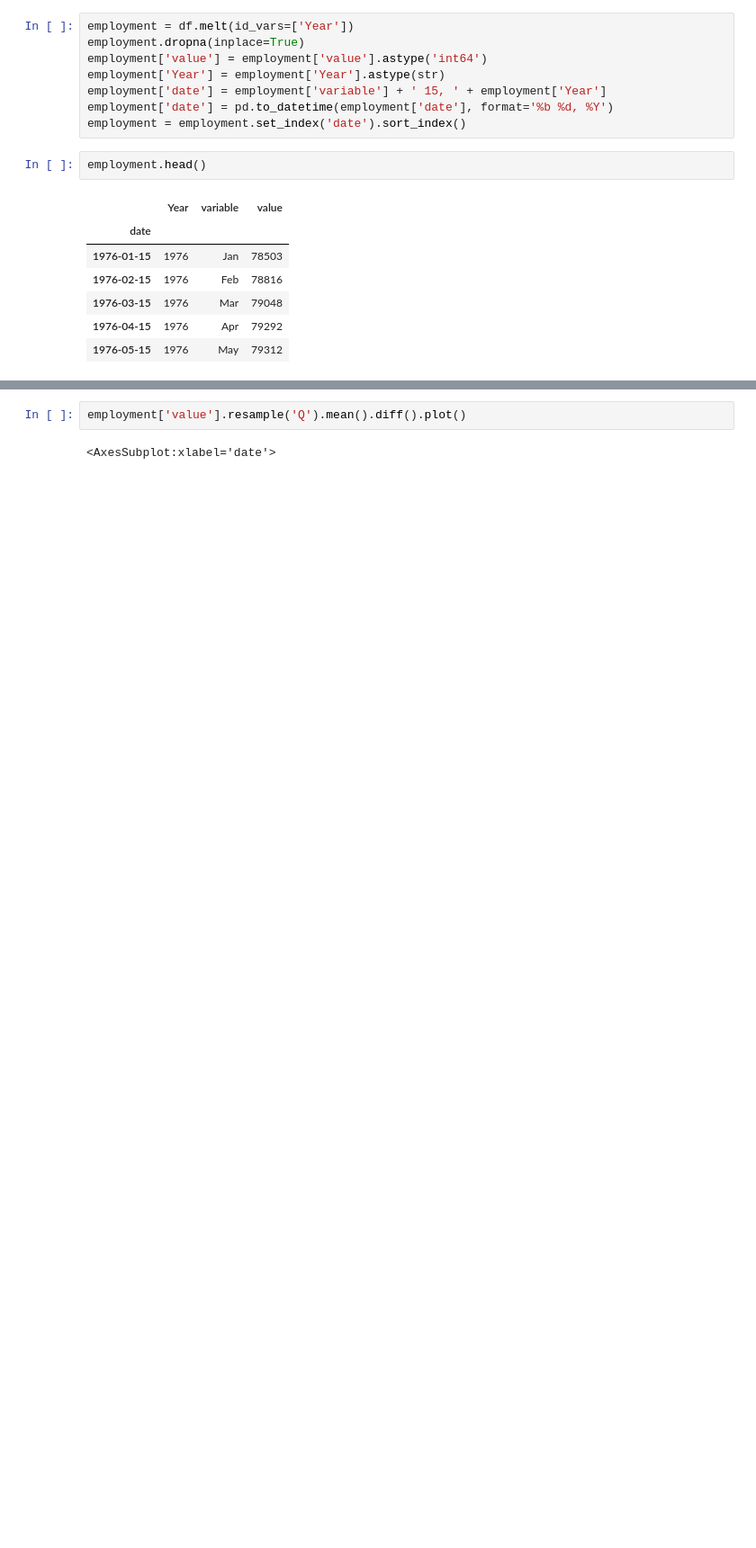
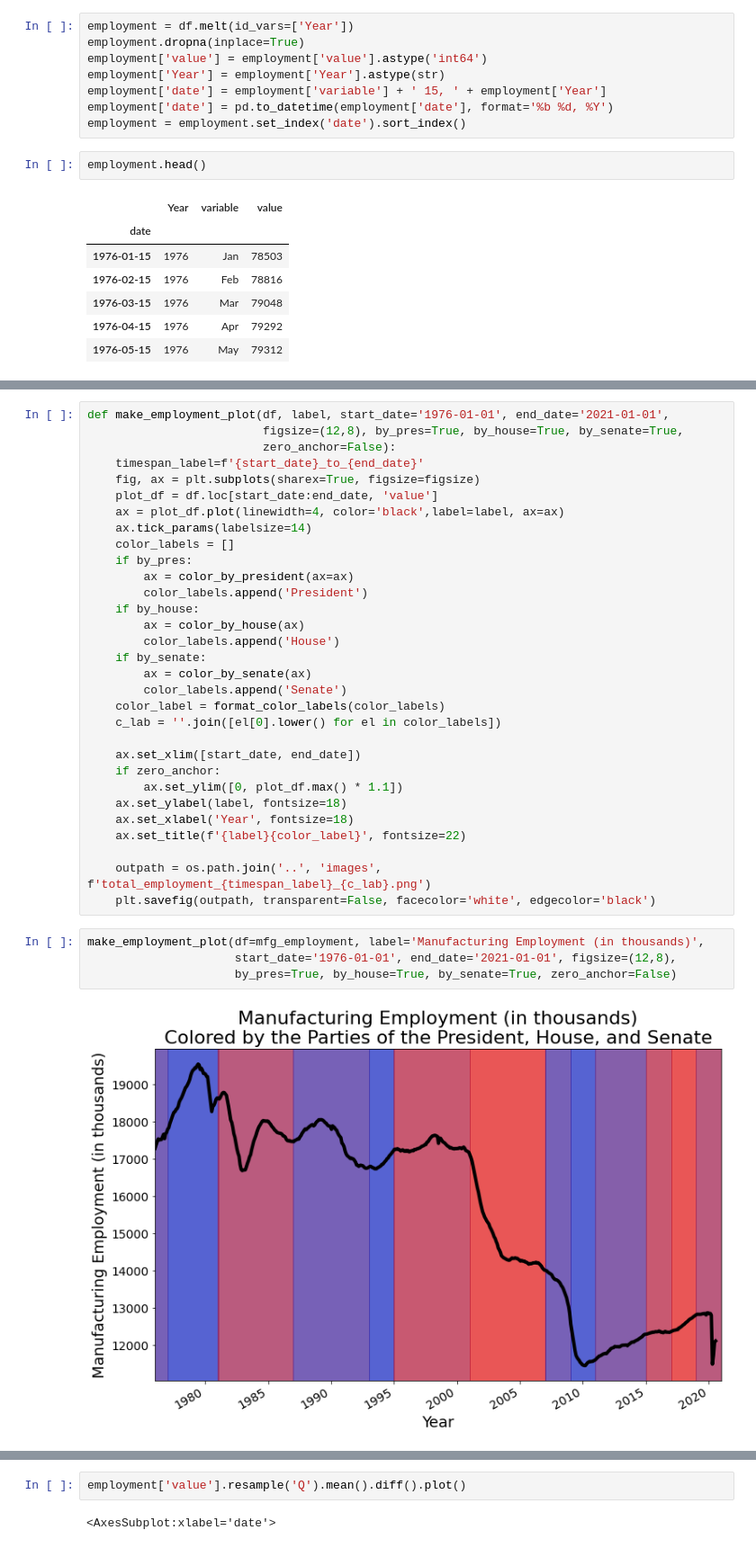
Before and after one commit to MattTriano/Econ_Stats, a Jupyter notebook: analysis/Employment_analysis.ipynb, the cells around one changed output, grey strips where cells are left out. Shown at 90% size. Saved outputs shown, nothing was run; the diff lists cells and outputs as text; blank space fills up the shorter version.

```diff
--- a/analysis/Employment_analysis.ipynb
+++ b/analysis/Employment_analysis.ipynb
@@ -134,0 +218,37 @@ plt.savefig(outpath, transparent=False, facecolor='white', edgecolor='black')
+# %%
+def make_employment_plot(df, label, start_date='1976-01-01', end_date='2021-01-01',
+                         figsize=(12,8), by_pres=True, by_house=True, by_senate=True,
+                         zero_anchor=False):
+    timespan_label=f'{start_date}_to_{end_date}'
+    fig, ax = plt.subplots(sharex=True, figsize=figsize)
+    plot_df = df.loc[start_date:end_date, 'value']
+    ax = plot_df.plot(linewidth=4, color='black',label=label, ax=ax)
+    ax.tick_params(labelsize=14)
+    color_labels = []
+    if by_pres:
+        ax = color_by_president(ax=ax)
+        color_labels.append('President')
+    if by_house:
+        ax = color_by_house(ax)
+        color_labels.append('House')
+    if by_senate:
+        ax = color_by_senate(ax)
+        color_labels.append('Senate')
+    color_label = format_color_labels(color_labels)
+    c_lab = ''.join([el[0].lower() for el in color_labels])
+
+    ax.set_xlim([start_date, end_date])
+    if zero_anchor:
+        ax.set_ylim([0, plot_df.max() * 1.1])
+    ax.set_ylabel(label, fontsize=18)
+    ax.set_xlabel('Year', fontsize=18)
+    ax.set_title(f'{label}{color_label}', fontsize=22)
+
+    outpath = os.path.join('..', 'images', f'total_employment_{timespan_label}_{c_lab}.png')
+    plt.savefig(outpath, transparent=False, facecolor='white', edgecolor='black')
+# %%
+make_employment_plot(df=mfg_employment, label='Manufacturing Employment (in thousands)',
+                     start_date='1976-01-01', end_date='2021-01-01', figsize=(12,8),
+                     by_pres=True, by_house=True, by_senate=True, zero_anchor=False)
+# %% [output]
+[figure, added]
```
Also changed, not shown: parts of 12 cells of this notebook, 24 other files.
